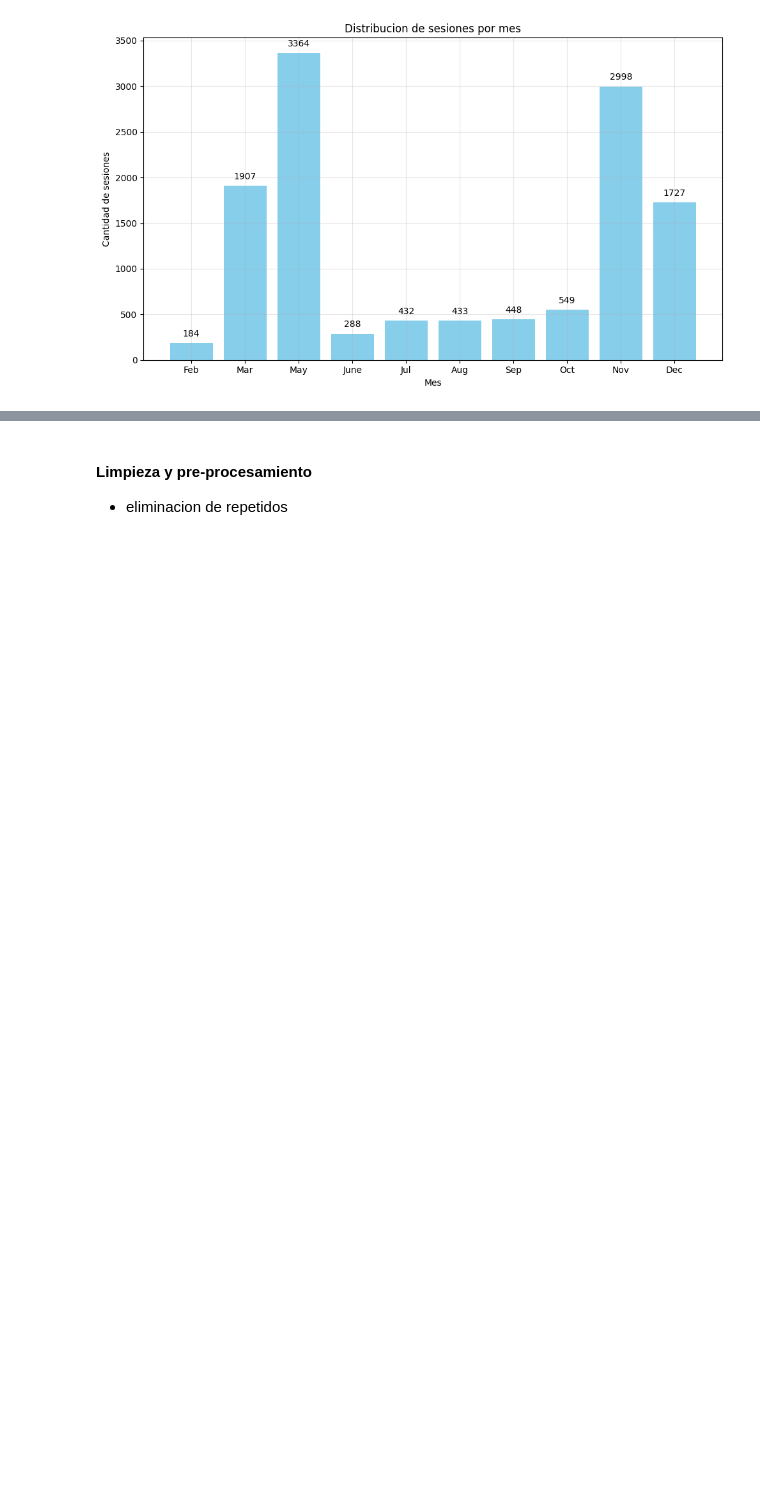
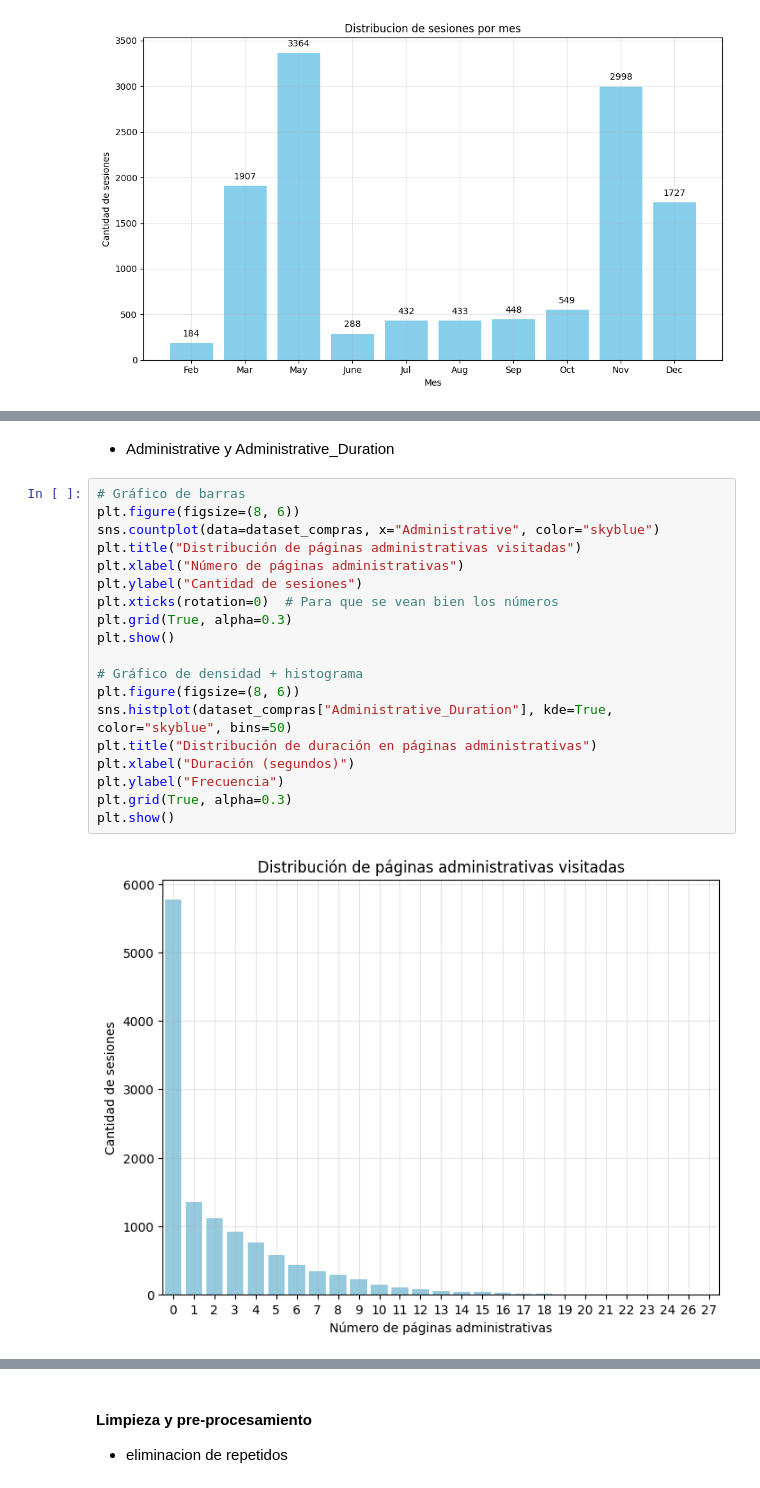
Before and after one commit to Simon22-lab/TPE-Abraham-Cisilino-2025, a Jupyter notebook: tpe.ipynb, the cells around one changed output, grey strips where cells are left out. Drawn from its saved outputs; the diff is of its cells as text; blank space fills up the shorter version.

```diff
--- a/tpe.ipynb
+++ b/tpe.ipynb
@@ -291,0 +322,23 @@ plt.show()
+# %% [markdown]
+- Administrative y Administrative_Duration
+# %%
+# Gráfico de barras
+plt.figure(figsize=(8, 6))
+sns.countplot(data=dataset_compras, x="Administrative", color="skyblue")
+plt.title("Distribución de páginas administrativas visitadas")
+plt.xlabel("Número de páginas administrativas")
+plt.ylabel("Cantidad de sesiones")
+plt.xticks(rotation=0)  # Para que se vean bien los números
+plt.grid(True, alpha=0.3)
+plt.show()
+
+# Gráfico de densidad + histograma
+plt.figure(figsize=(8, 6))
+sns.histplot(dataset_compras["Administrative_Duration"], kde=True, color="skyblue", bins=50)
+plt.title("Distribución de duración en páginas administrativas")
+plt.xlabel("Duración (segundos)")
+plt.ylabel("Frecuencia")
+plt.grid(True, alpha=0.3)
+plt.show()
+# %% [output]
+[figure, added]
```
Also changed, not shown: parts of 18 cells of this notebook, 1 other file.
